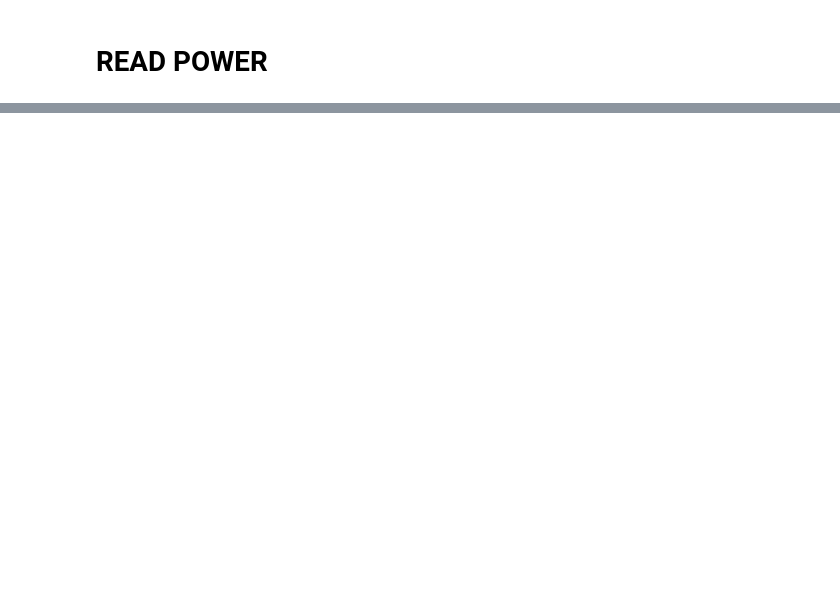
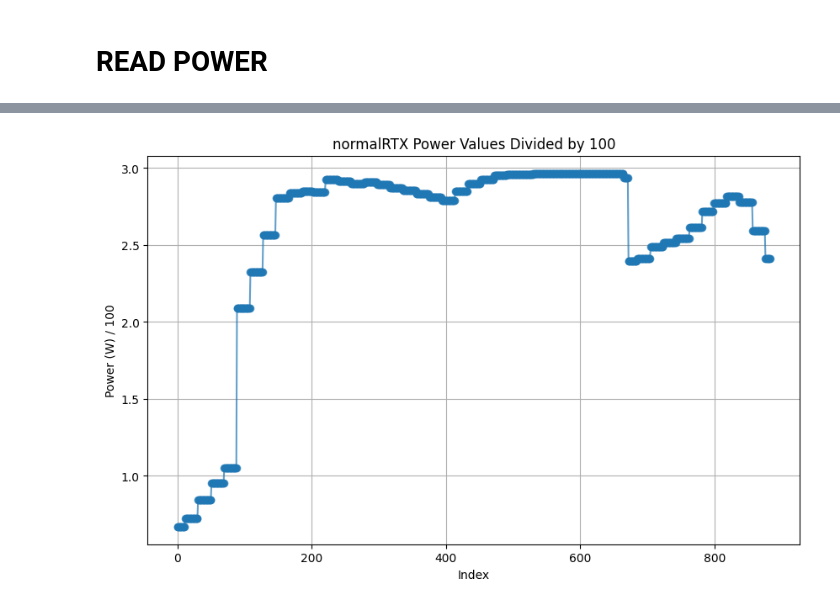
Before and after one commit to rcarrascoc/results, a Jupyter notebook: outputs/plots.ipynb, the cells around one changed output, grey strips where cells are left out. Cells and saved outputs as stored; diff of their text form; code cells hidden in the pictures; blank space fills up the shorter version.

```diff
--- a/outputs/plots.ipynb
+++ b/outputs/plots.ipynb
@@ -80,2 +124,33 @@ plt.show()
 # %% [markdown]
 # READ POWER
+# %%
+def read_power(N, INPUT, MODs, C=0, PATH=""):
+
+    SEED = 54000
+    SAMPLES = 1
+    #INPUT = "normal8"
+    #MOD = "power-gpu-pseudohull"
+    #C=1
+    import pandas as pd
+
+    # define df_pseudohull as empty df #timestep       power           acc-energy      avg-power       dt              acc-time
+    out = pd.DataFrame(columns=["size", "power", "seed"])
+    df_aux = pd.DataFrame(columns=["size", "power", "seed"])
+
+    for k in range(1, SAMPLES + 1):
+        SEED2 = SEED * k
+        for MOD in MODs:
+            INPUT_FILE = f"{PATH}{INPUT}/{MOD}_{N+C}_{SEED2}.dat"
+            print(f"Reading {INPUT_FILE}" + " for N = " + str(N) + " and seed = " + str(SEED2))
+            df = pd.read_csv(INPUT_FILE, sep=r'\s+', skiprows=1, names=["timestep", "power", "acc-energy", "avg-power", "dt", "acc-time"])
+            if not df.empty:
+                for idx, row in df.iterrows():
+                    df_aux = pd.DataFrame({'size': [N], 'power': [row['power']], 'avg-power': [row['avg-power']],'seed': [SEED2]})
+                    if not df_aux.empty and df_aux.notna().all(axis=None):
+                        out = pd.concat([out, df_aux], ignore_index=True)
+            else:
+                print(f"Warning: {INPUT_FILE} is empty, skipping.")
+
+    #print (out)
+
+    return out
@@ -81,0 +346,12 @@ plt.show()
+# %%
+import matplotlib.pyplot as plt
+
+plt.figure(figsize=(10, 6))
+plt.plot(normalRTX['power'].values / 100, marker='o', linestyle='-', alpha=0.7)
+plt.xlabel('Index')
+plt.ylabel('Power (W) / 100')
+plt.title('normalRTX Power Values Divided by 100')
+plt.grid(True)
+plt.show()
+# %% [output]
+[figure, added]
```
Also changed, not shown: parts of 17 cells of this notebook, 34 other files.
